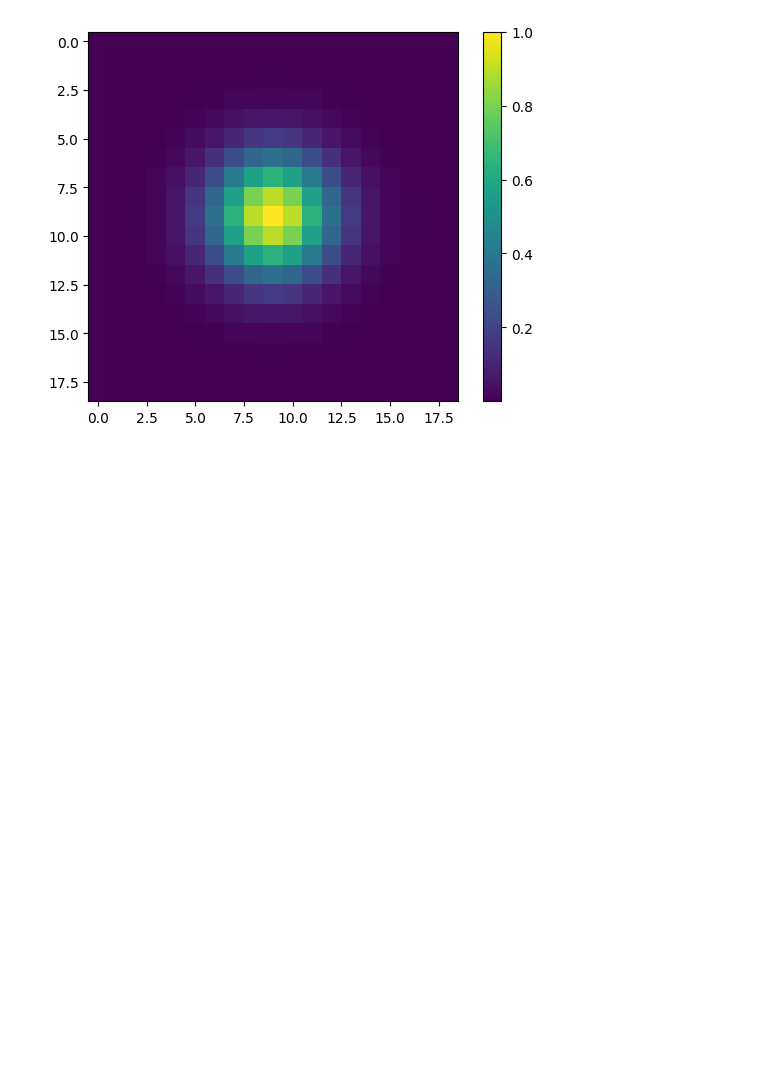
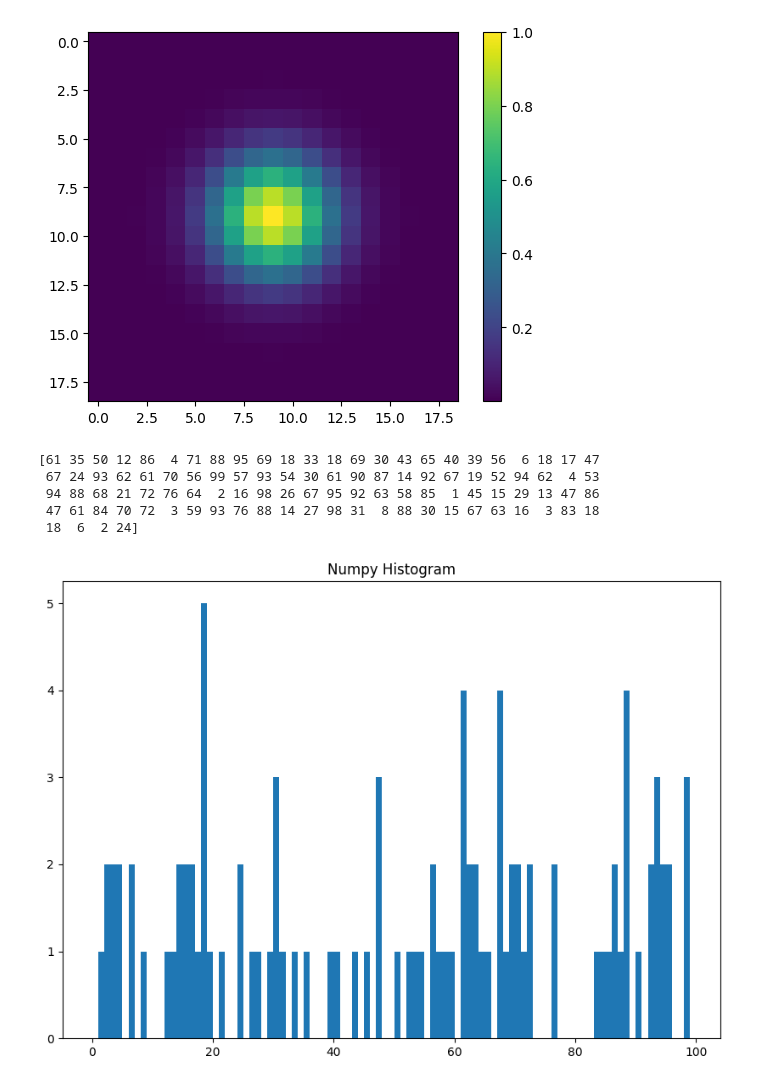
Before and after one commit to NikolaPopovski1/angle_of_picture, a Jupyter notebook: main_jupiter.ipynb, the cells around one changed output. Saved outputs shown, nothing was run; the diff lists cells and outputs as text; code cells hidden in the pictures; blank space fills up the shorter version.

```diff
--- a/main_jupiter.ipynb
+++ b/main_jupiter.ipynb
@@ -67,3 +67,29 @@ plt.colorbar()
 plt.show()
 # %% [output]
 [figure]
+# %%
+# import libraries
+from matplotlib import pyplot as plt
+import numpy as np
+
+
+# Creating dataset
+a = np.random.randint(100, size =(100))
+
+# Creating plot
+fig = plt.figure(figsize =(10, 7))
+
+plt.hist(a, bins = range(100))
+
+plt.title("Numpy Histogram")
+print(a)
+
+# show plot
+plt.show()
+# %% [output]
+[61 35 50 12 86  4 71 88 95 69 18 33 18 69 30 43 65 40 39 56  6 18 17 47
+ 67 24 93 62 61 70 56 99 57 93 54 30 61 90 87 14 92 67 19 52 94 62  4 53
+ 94 88 68 21 72 76 64  2 16 98 26 67 95 92 63 58 85  1 45 15 29 13 47 86
+ 47 61 84 70 72  3 59 93 76 88 14 27 98 31  8 88 30 15 67 63 16  3 83 18
+ 18  6  2 24]
+[figure, added]
```
Also changed, not shown: 10 other files.
